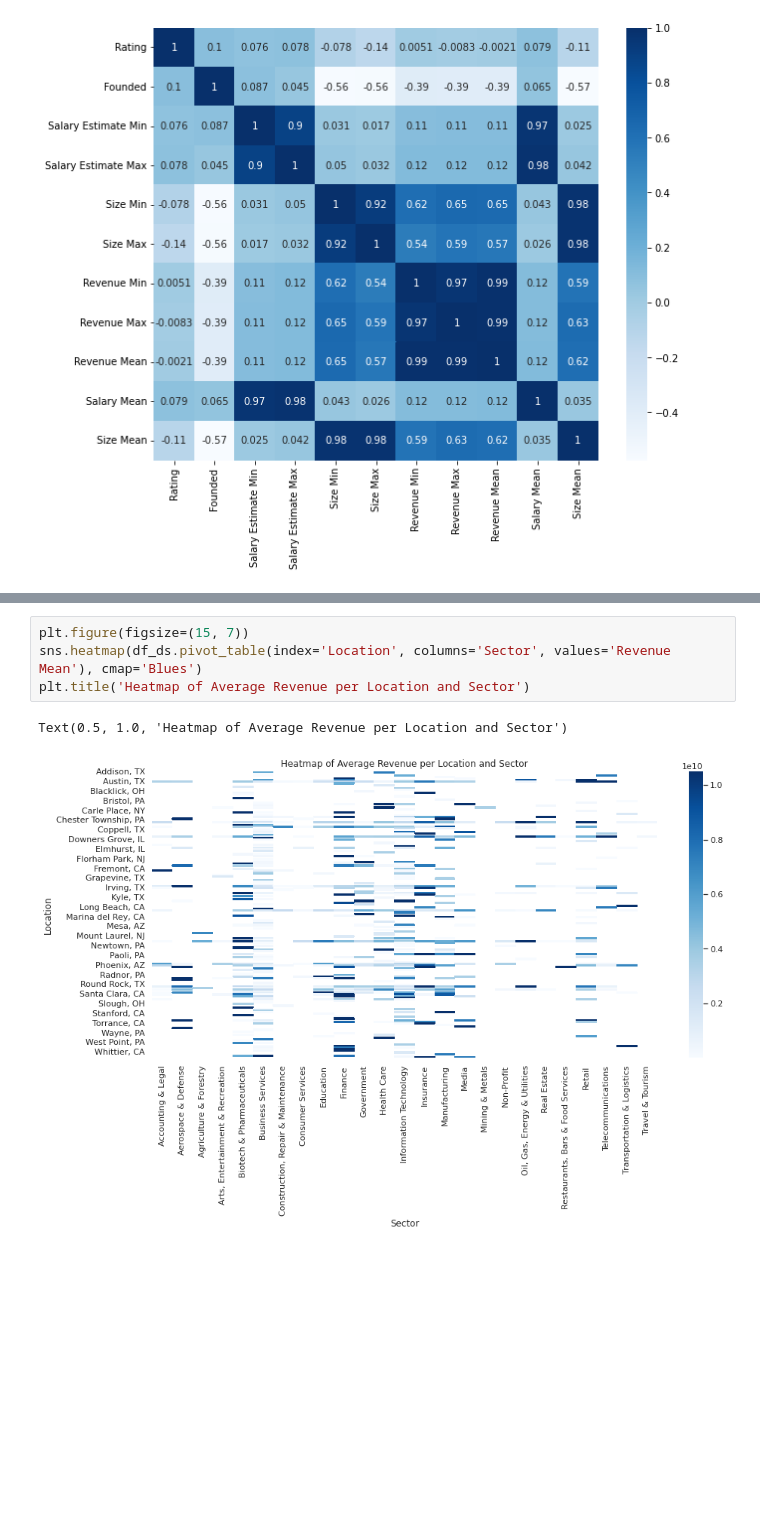
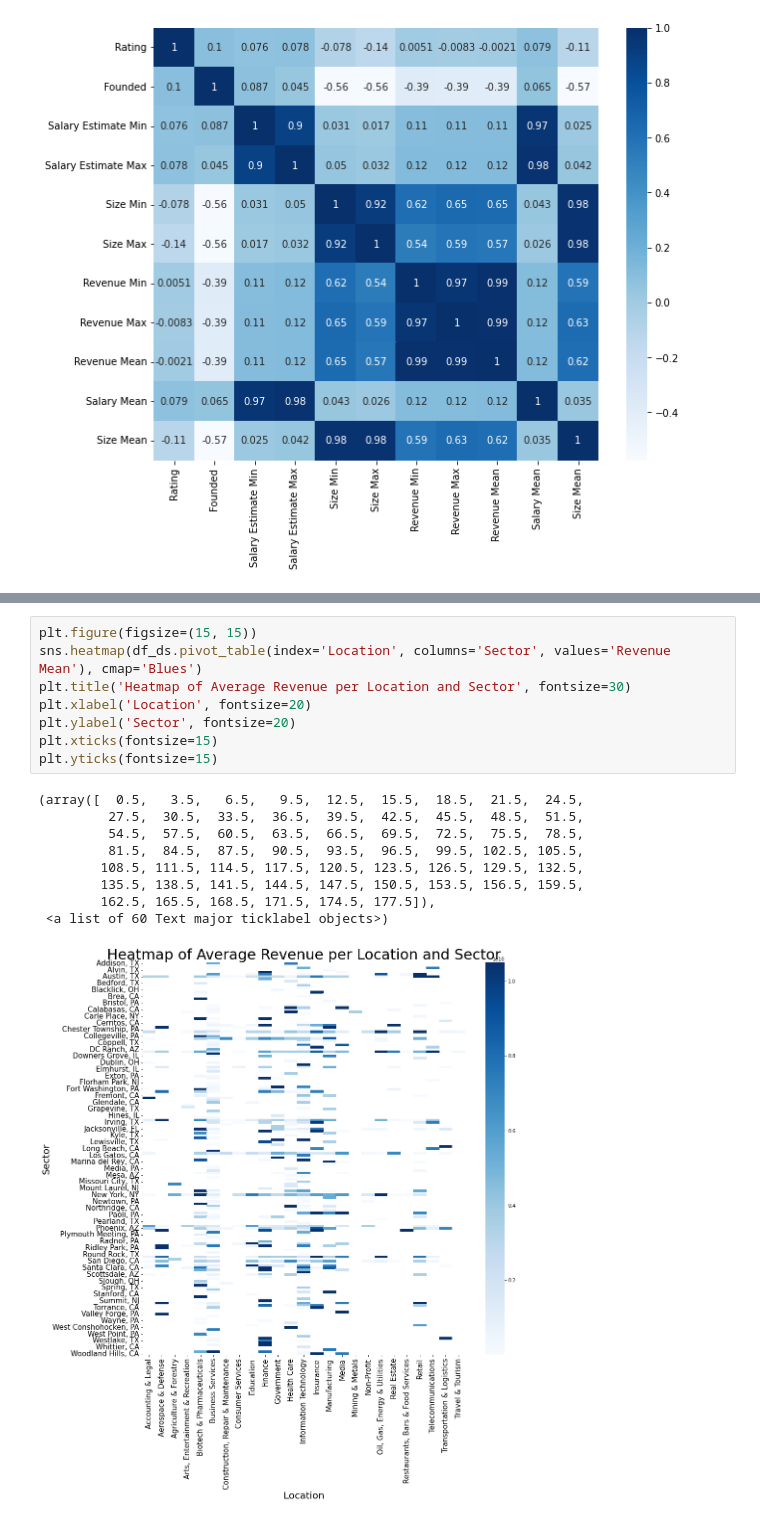
Before and after one commit to ValeriaF22/Data-Science-EDA, a Jupyter notebook: DataProjects.ipynb, the cells around one changed output, grey strips where cells are left out. Drawn from its saved outputs; the diff is of its cells as text; blank space fills up the shorter version.

```diff
--- a/DataProjects.ipynb
+++ b/DataProjects.ipynb
@@ -329,8 +352,19 @@ Text(0.5, 1.0, 'Heatmap of Average Salary per Location and Sector')
 # %%
-plt.figure(figsize=(15, 7))
+plt.figure(figsize=(15, 15))
 sns.heatmap(df_ds.pivot_table(index='Location', columns='Sector', values='Revenue Mean'), cmap='Blues')
-plt.title('Heatmap of Average Revenue per Location and Sector')
+plt.title('Heatmap of Average Revenue per Location and Sector', fontsize=30)
+plt.xlabel('Location', fontsize=20)
+plt.ylabel('Sector', fontsize=20)
+plt.xticks(fontsize=15)
+plt.yticks(fontsize=15)
 # %% [output]
-Text(0.5, 1.0, 'Heatmap of Average Revenue per Location and Sector')
+(array([  0.5,   3.5,   6.5,   9.5,  12.5,  15.5,  18.5,  21.5,  24.5,
+         27.5,  30.5,  33.5,  36.5,  39.5,  42.5,  45.5,  48.5,  51.5,
+         54.5,  57.5,  60.5,  63.5,  66.5,  69.5,  72.5,  75.5,  78.5,
+         81.5,  84.5,  87.5,  90.5,  93.5,  96.5,  99.5, 102.5, 105.5,
+        108.5, 111.5, 114.5, 117.5, 120.5, 123.5, 126.5, 129.5, 132.5,
+        135.5, 138.5, 141.5, 144.5, 147.5, 150.5, 153.5, 156.5, 159.5,
+        162.5, 165.5, 168.5, 171.5, 174.5, 177.5]),
+ <a list of 60 Text major ticklabel objects>)
-[figure, old version]
+[figure, new version]
 # %%
```
Also changed, not shown: parts of 18 cells of this notebook.
